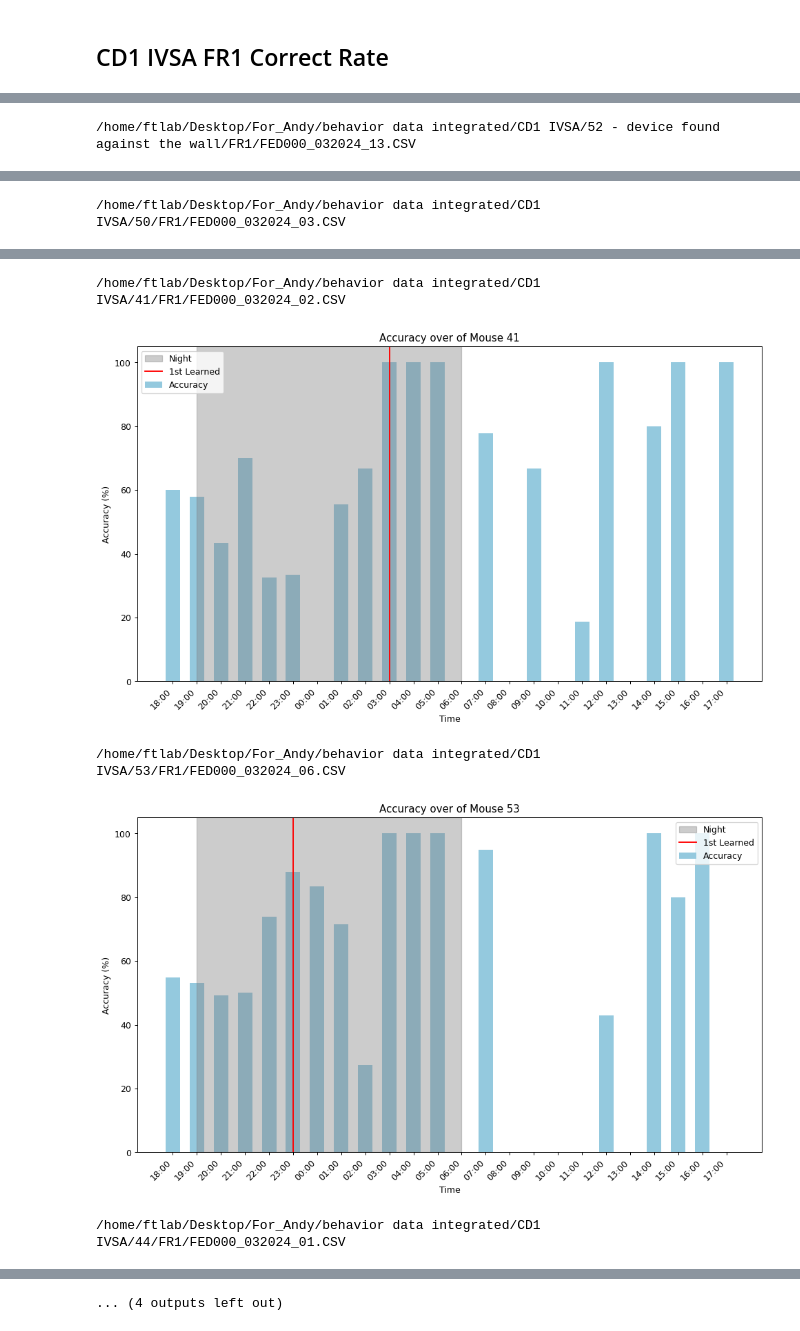
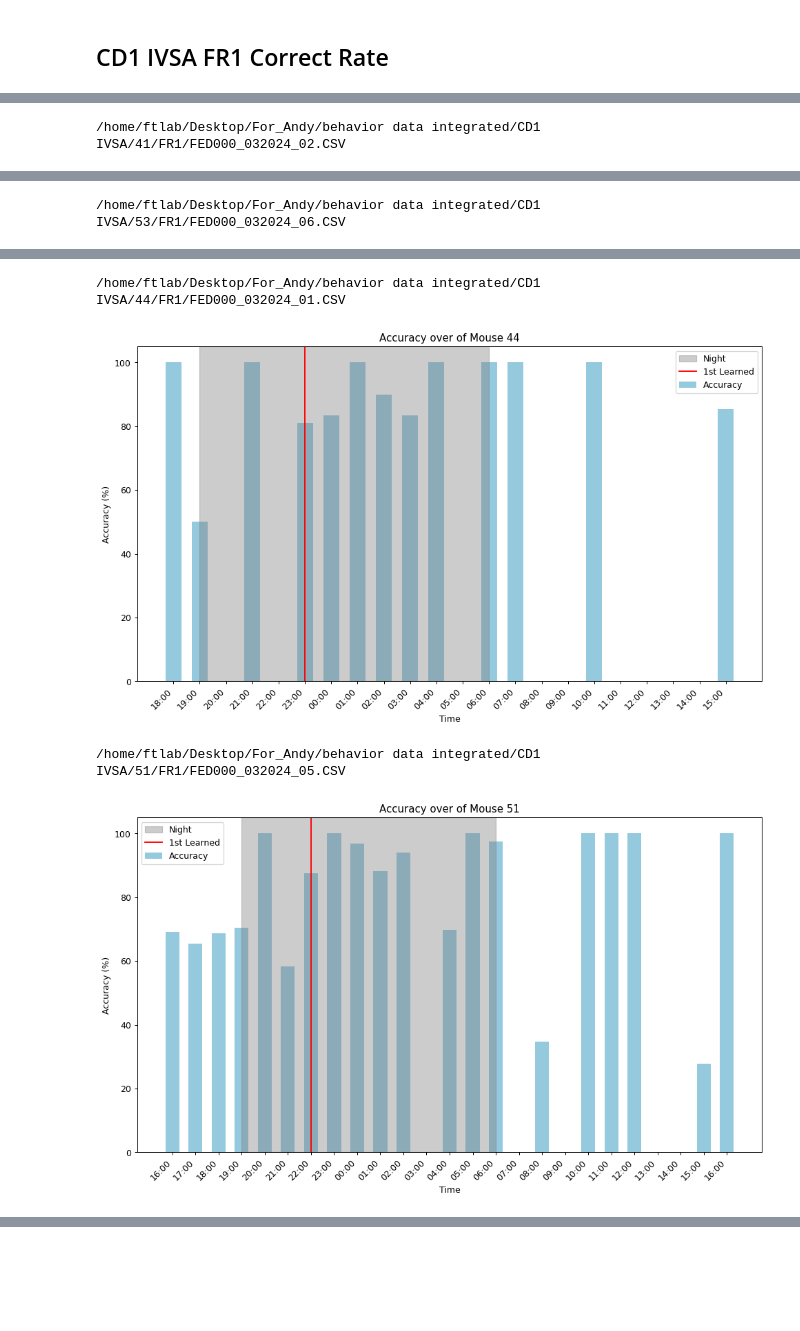
Before and after one commit to ftlabucsd/FEDUPP, a Jupyter notebook: IVSA FR1 accuracy.ipynb, the cells around one changed output, grey strips where cells are left out. Drawn from its saved outputs; the diff is of its cells as text; code cells hidden in the pictures; blank space fills up the shorter version.

```diff
--- a/IVSA FR1 accuracy.ipynb
+++ b/IVSA FR1 accuracy.ipynb
@@ -16,6 +16,9 @@ from accuracy import graph_cumulative_acc, instant_acc, time_high_acc, graph_ins
 from preprocessing import read_csv_clean, calculate_accuracy_by_row
 import paths
 from tools import get_bhv_num
+
+ctrl_files = paths.fr1_ivsa_ctrl
+exp_files = paths.fr1_ivsa_exp
 # %%
 ctrl_ending_corr = []
 exp_ending_corr = []
@@ -30,6 +33,22 @@ def read_and_record(path:str, ending_corr:list, dict_corr:list):
     ending_corr.append(value)
     # dict_corr[key] = value
     return df
+
+
+def remove_ivsa_bad_data(files:list, control:bool):
+    if control:
+        bad = ['43', '52', '45']
+    else:
+        bad = ['46', '49']
+
+    for file in files:
+        index = file.split('/')[-3][:2]
+        if index in bad:
+            files.remove(file)
+    return files
+
+ctrl_files = remove_ivsa_bad_data(ctrl_files, True)
+exp_files = remove_ivsa_bad_data(exp_files, False)
 # %%
 ctrl_list = []
 exp_list = []
@@ -72,7 +86,7 @@ There is no significant difference between the two groups.
 # %%
 ctrl_times = []
 
-for each in paths.fr1_ivsa_ctrl:
+for each in ctrl_files:
     if each.split('/')[-1].startswith('.'): continue
     print(each)
     data = instant_acc(path=each, csv=True)
@@ -86 +100 @@ for each in paths.fr1_ivsa_ctrl:
-/home/ftlab/Desktop/For_Andy/behavior data integrated/CD1 IVSA/52 - device found against the wall/FR1/FED000_032024_13.CSV
+/home/ftlab/Desktop/For_Andy/behavior data integrated/CD1 IVSA/41/FR1/FED000_032024_02.CSV
@@ -88 +102 @@ for each in paths.fr1_ivsa_ctrl:
-/home/ftlab/Desktop/For_Andy/behavior data integrated/CD1 IVSA/50/FR1/FED000_032024_03.CSV
+/home/ftlab/Desktop/For_Andy/behavior data integrated/CD1 IVSA/53/FR1/FED000_032024_06.CSV
@@ -90,5 +104,4 @@ for each in paths.fr1_ivsa_ctrl:
-/home/ftlab/Desktop/For_Andy/behavior data integrated/CD1 IVSA/41/FR1/FED000_032024_02.CSV
+/home/ftlab/Desktop/For_Andy/behavior data integrated/CD1 IVSA/44/FR1/FED000_032024_01.CSV
-[figure, old version]
+[figure, new version]
-/home/ftlab/Desktop/For_Andy/behavior data integrated/CD1 IVSA/53/FR1/FED000_032024_06.CSV
+/home/ftlab/Desktop/For_Andy/behavior data integrated/CD1 IVSA/51/FR1/FED000_032024_05.CSV
-[figure, old version]
+[figure, new version]
-/home/ftlab/Desktop/For_Andy/behavior data integrated/CD1 IVSA/44/FR1/FED000_032024_01.CSV
@@ -96,4 +108,3 @@ for each in paths.fr1_ivsa_ctrl:
-... (4 outputs left out)
 # %%
 exp_times = []
 
```
Also changed, not shown: parts of 10 cells of this notebook, 5 other files.
